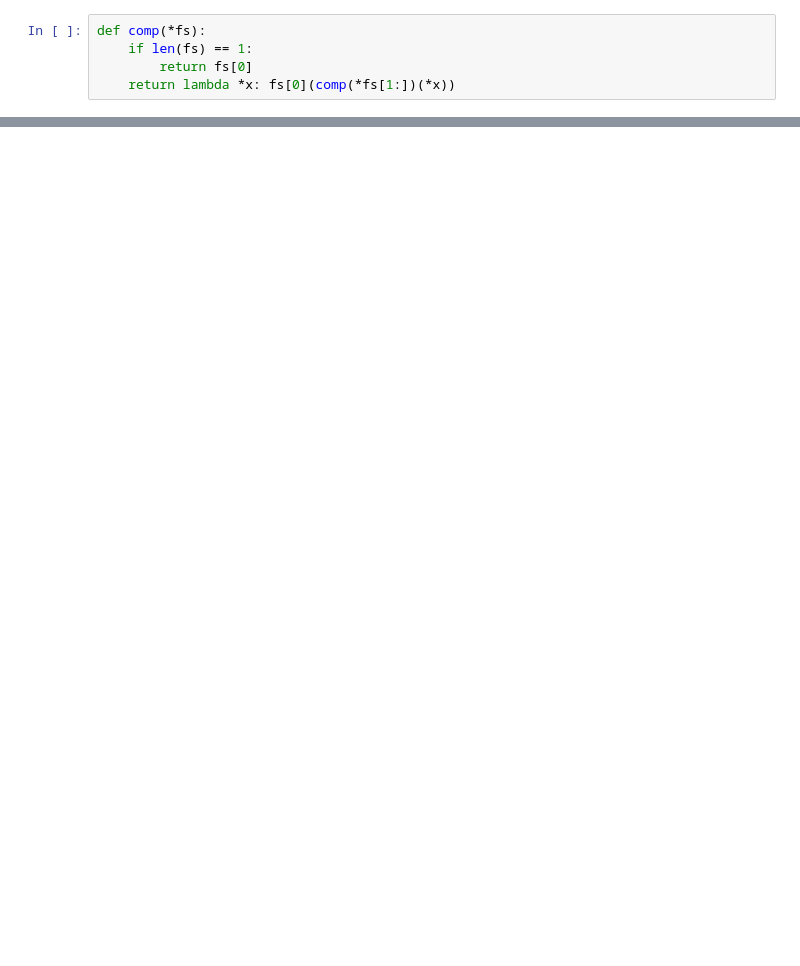
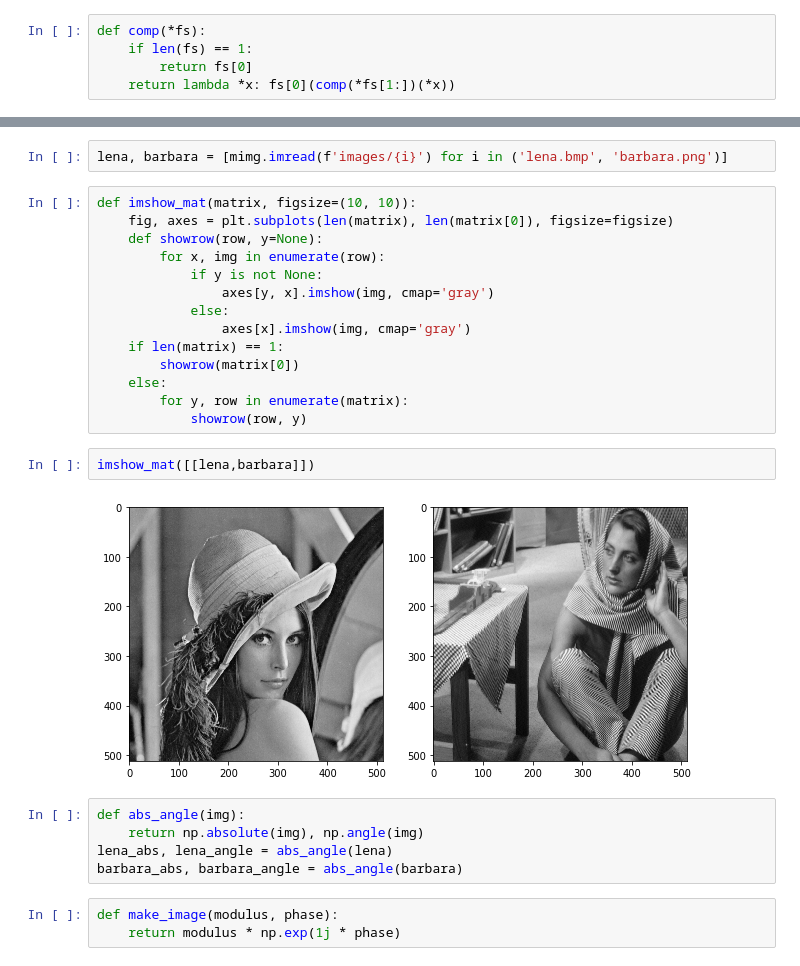
Before and after one commit to leovalais/TIFO, a Jupyter notebook: TIFO1.ipynb, the cells around one changed output, grey strips where cells are left out. Drawn from its saved outputs; the diff is of its cells as text; blank space fills up the shorter version.

```diff
--- a/TIFO1.ipynb
+++ b/TIFO1.ipynb
@@ -66,0 +71,28 @@ mapplot_fft(np.fft.fft2(boat),
+# %%
+lena, barbara = [mimg.imread(f'images/{i}') for i in ('lena.bmp', 'barbara.png')]
+# %%
+def imshow_mat(matrix, figsize=(10, 10)):
+    fig, axes = plt.subplots(len(matrix), len(matrix[0]), figsize=figsize)
+    def showrow(row, y=None):
+        for x, img in enumerate(row):
+            if y is not None:
+                axes[y, x].imshow(img, cmap='gray')
+            else:
+                axes[x].imshow(img, cmap='gray')
+    if len(matrix) == 1:
+        showrow(matrix[0])
+    else:
+        for y, row in enumerate(matrix):
+            showrow(row, y)
+# %%
+imshow_mat([[lena,barbara]])
+# %% [output]
+[figure, added]
+# %%
+def abs_angle(img):
+    return np.absolute(img), np.angle(img)
+lena_abs, lena_angle = abs_angle(lena)
+barbara_abs, barbara_angle = abs_angle(barbara)
+# %%
+def make_image(modulus, phase):
+    return modulus * np.exp(1j * phase)
```
Also changed, not shown: parts of 7 cells of this notebook.
